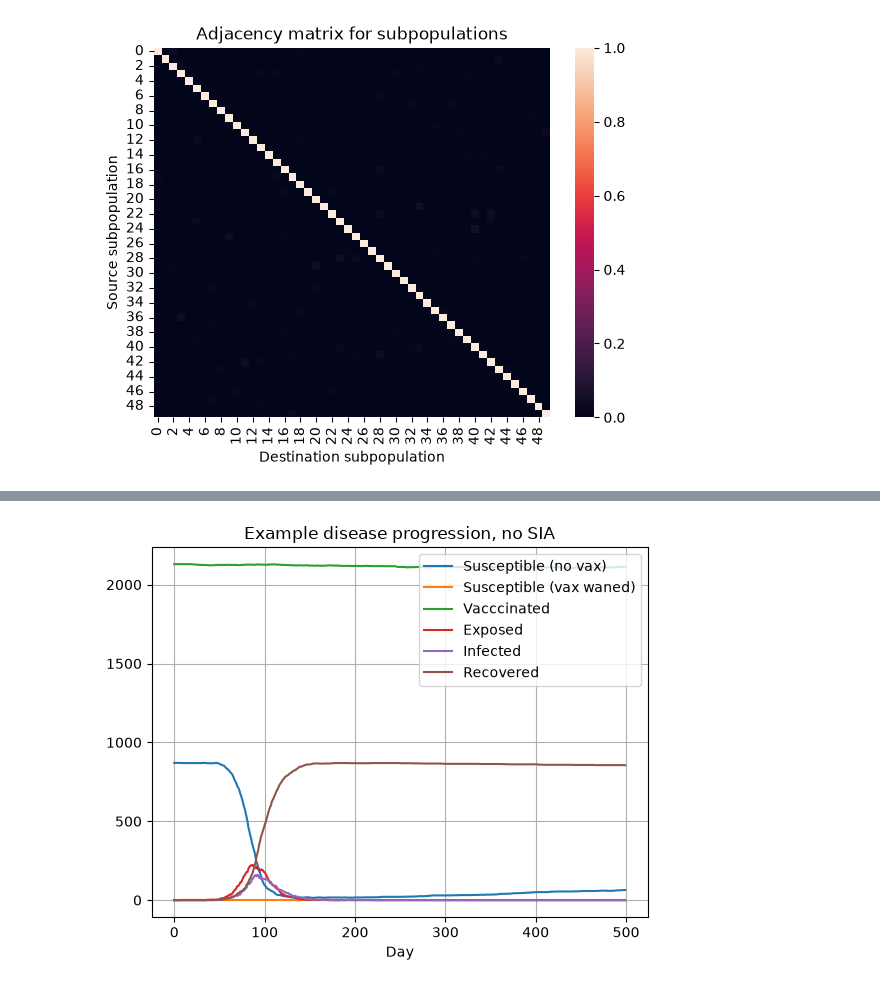
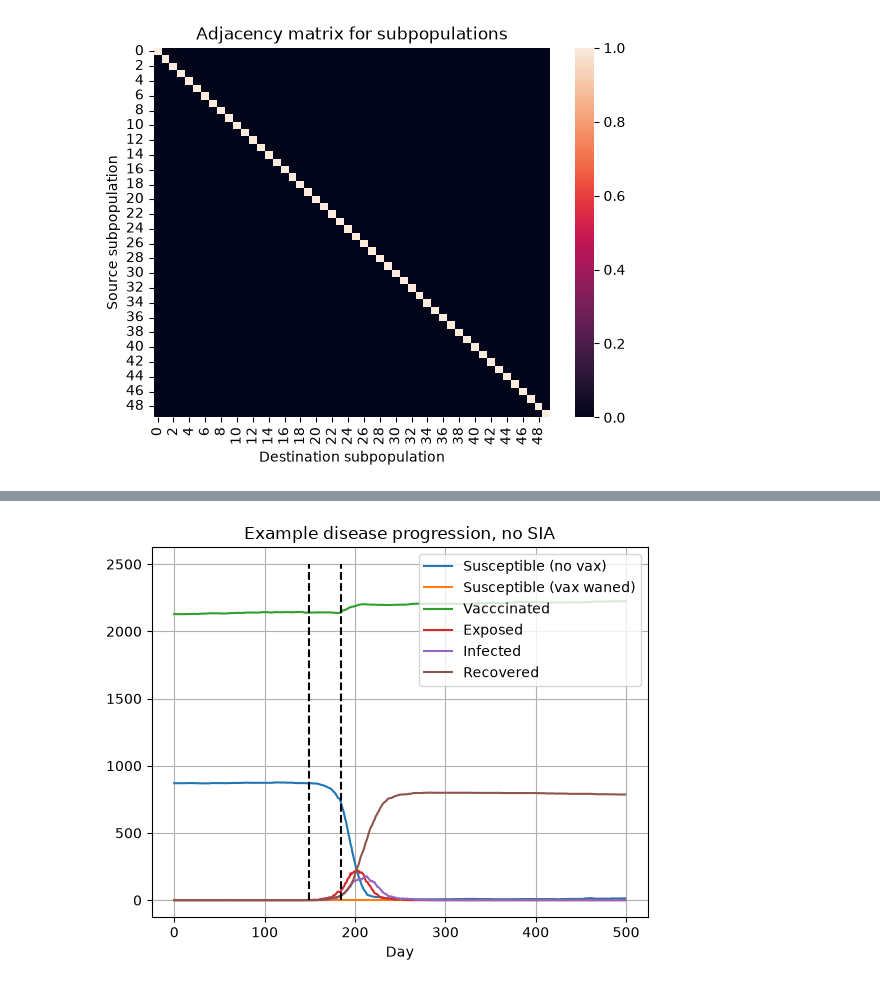
Before and after one commit to bergie75/gates_measles, a Jupyter notebook: python/live_surveillance.ipynb, the cells around one changed output, grey strips where cells are left out. Saved outputs shown, nothing was run; the diff lists cells and outputs as text; code cells hidden in the pictures.

```diff
--- a/python/live_surveillance.ipynb
+++ b/python/live_surveillance.ipynb
@@ -270,7 +343,7 @@ noo = 0.00007397*np.ones(num_patches)  # if noo is not equal to mu, then this R_
 omega = 0.0*np.ones(num_patches)
 sigma = 0.0*np.ones(num_patches)
 n_people = 3000*np.ones(num_patches)
-background_rash_rate = 0.005
+background_rash_rate = 0.001/3
 
 # seasonal variation measles
 period = 365
@@ -327,7 +400,7 @@ active_wastewater_sites[0:4] = True
 
 # clinical surveillance thresholds
 clin_floor = 0.001/3
-clin_cons_days = 5
+clin_cons_days = 1
 clin_cum_floor = 0
 # clin_delay = 0
 # %%
@@ -338,7 +411,7 @@ for source in range(0, num_patches):
     for k in range(0,5):
         destination = np.random.randint(0, num_patches)
         if source != destination:
-            conn_mat[source,destination] = mat_rng.beta(1,99)
+            conn_mat[source,destination] = mat_rng.beta(1,1999)
             clusters[destination,source] = 1
 
 clusters /= num_days
@@ -354,6 +427,7 @@ Text(0.5, 1.0, 'Adjacency matrix for subpopulations')
 clinical_surveillance_pars = [clin_floor, clin_cons_days, clin_cum_floor, healthcare_prob, test_sens_spec, background_rash_rate]
 wastewater_surveillance_pars = [waste_sampling_frequency, sample_delay, waste_threshold, active_wastewater_sites, inclusion_fracs, exposure_sensitivity]
 difference_in_cases = 0
+difference_in_tests = 0
 sample_runs = 1
 some_key = np.random.randint(0,high=10**7)
 
@@ -361,18 +435,20 @@ for sample_num in range(0, sample_runs):
     pre_imp_hist = generate_pre_importations(num_days, num_patches, importation_rate, importation_departure)
     #pre_imp_hist = None
 
-    results,importation_history,r_t,vax_hist,r_t_no_sia=simulate_system(num_days, num_patches, disease_params_static, seasonal_pars, n_people, sia_alpha,
+    results,importation_history,r_t,vax_hist,r_t_no_sia,tests_sia=simulate_system(num_days, num_patches, disease_params_static, seasonal_pars, n_people, sia_alpha,
                     importation_rate, importation_departure, conn_mat, clusters,
                     clinical_surveillance_pars, wastewater_surveillance_pars, preloaded_importations=pre_imp_hist)
 
-    results_no_sia,no_sia_imp_hist,r_t_absent_sia,vax_hist_no_sia,_=simulate_system(num_days, num_patches, disease_params_static, seasonal_pars, n_people, 0,
+    results_no_sia,no_sia_imp_hist,r_t_absent_sia,vax_hist_no_sia,_,tests_no_sia= simulate_system(num_days, num_patches, disease_params_static, seasonal_pars, n_people, sia_alpha,
                     importation_rate, importation_departure, conn_mat, clusters,
-                    clinical_surveillance_pars, wastewater_surveillance_pars, preloaded_importations=pre_imp_hist)
+                    clinical_surveillance_pars, wastewater_surveillance_pars, preloaded_importations=pre_imp_hist, all_clinical_active=True)
 
-    difference_in_cases += np.sum(results_no_sia[:,4*num_patches:5*num_patches]) - np.sum(results[:,4*num_patches:5*num_patches])
+    #difference_in_cases += np.sum(results_no_sia[:,4*num_patches:5*num_patches]) - np.sum(results[:,4*num_patches:5*num_patches])
+    difference_in_cases += np.sum(count_new_infections(results_no_sia[:,4*num_patches:5*num_patches])) - np.sum(count_new_infections(results[:,4*num_patches:5*num_patches]))
+    difference_in_tests += np.sum(tests_no_sia)-np.sum(tests_sia)
 
-count_new_infections(results_no_sia[:,4*num_patches:5*num_patches])
-print(difference_in_cases/sample_runs)
+print(f"Average difference in cases: {difference_in_cases/sample_runs}")
+print(f"Average difference in tests: {difference_in_tests/sample_runs}")
 
 # results,importation_history,r_t,vax_hist,r_t_no_sia=simulate_system(num_days, num_patches, disease_params_static, seasonal_pars, n_people, sia_alpha,
 #                 importation_rate, importation_departure, conn_mat, clusters,
@@ -456,20 +533,20 @@ plt.show()
 # %%
-#campaign_no_begin = np.flatnonzero(vax_hist_no_sia[:,demo_patch])[0]
-#doom_date_no_sia = np.flatnonzero(r_t_absent_sia[1:,demo_patch] < 1)[0]
+campaign_no_begin = np.flatnonzero(vax_hist_no_sia[:,demo_patch])[0]
+doom_date_no_sia = np.flatnonzero(r_t_absent_sia[1:,demo_patch] < 1)[0]
 for k in range(0,6):
     y_vals = results_no_sia[:,demo_patch+k*num_patches]
     if syms[k] == "I":
         y_vals += no_sia_imp_hist[:,12]
     plt.plot(list(range(0,num_days)), y_vals, label=sym_names[k])
-#plt.vlines(campaign_no_begin,0,2500,linestyles="dashed",colors="black")
-#plt.vlines(doom_date, 0, 2500, linestyles="dashed",colors="black")
+plt.vlines(campaign_no_begin,0,2500,linestyles="dashed",colors="black")
+plt.vlines(doom_date, 0, 2500, linestyles="dashed",colors="black")
 plt.legend(loc="upper right")
 plt.title("Example disease progression, no SIA")
 plt.xlabel("Day")
 plt.grid()
 plt.show()
 # %% [output]
-[figure, old version]
+[figure, new version]
 # %%
 # def find_outbreak_day(example_series, incident_floor, cons_days, cumulative_floor):
 #     alerts = []
```
Also changed, not shown: parts of 7 cells of this notebook, 3 other files.
